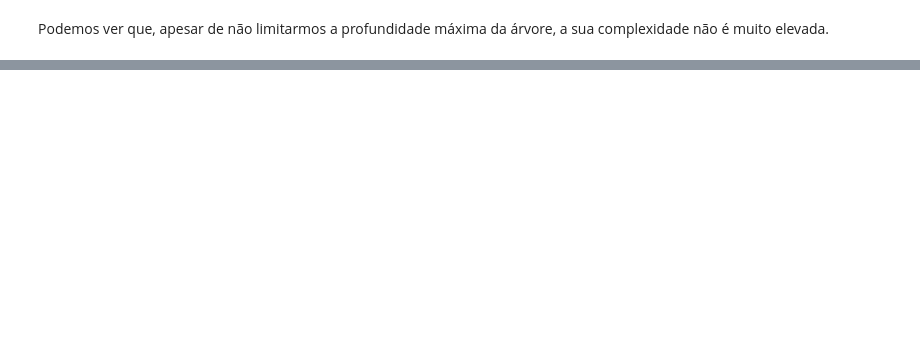
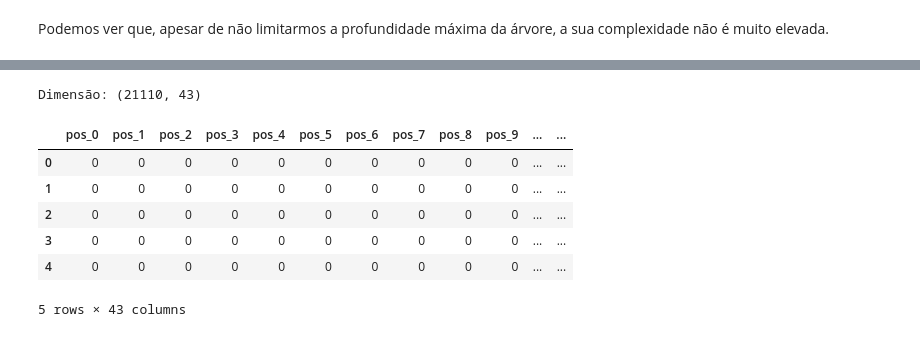
Before and after one commit to andredpinto/AI_2526_Project, a Jupyter notebook: notebooks/analysis_id3.ipynb, the cells around one changed output, grey strips where cells are left out. Drawn from its saved outputs; the diff is of its cells as text; code cells hidden in the pictures; blank space fills up the shorter version.

```diff
--- a/notebooks/analysis_id3.ipynb
+++ b/notebooks/analysis_id3.ipynb
@@ -127,0 +145,13 @@ Podemos ver que, apesar de não limitarmos a profundidade máxima da árvore, a
+# %%
+df = pd.read_csv(Path("..", "data", "dataset_mcts.csv"))
+print("Dimensão:", df.shape)
+df.head()
+# %% [output]
+Dimensão: (21110, 43)
+|  | pos_0 | pos_1 | pos_2 | pos_3 | pos_4 | pos_5 | pos_6 | pos_7 | pos_8 | pos_9 | ... | ... |
+| 0 | 0 | 0 | 0 | 0 | 0 | 0 | 0 | 0 | 0 | 0 | ... | ... |
+| 1 | 0 | 0 | 0 | 0 | 0 | 0 | 0 | 0 | 0 | 0 | ... | ... |
+| 2 | 0 | 0 | 0 | 0 | 0 | 0 | 0 | 0 | 0 | 0 | ... | ... |
+| 3 | 0 | 0 | 0 | 0 | 0 | 0 | 0 | 0 | 0 | 0 | ... | ... |
+| 4 | 0 | 0 | 0 | 0 | 0 | 0 | 0 | 0 | 0 | 0 | ... | ... |
+5 rows × 43 columns
```
Also changed, not shown: parts of 9 cells of this notebook, 1 other file.
